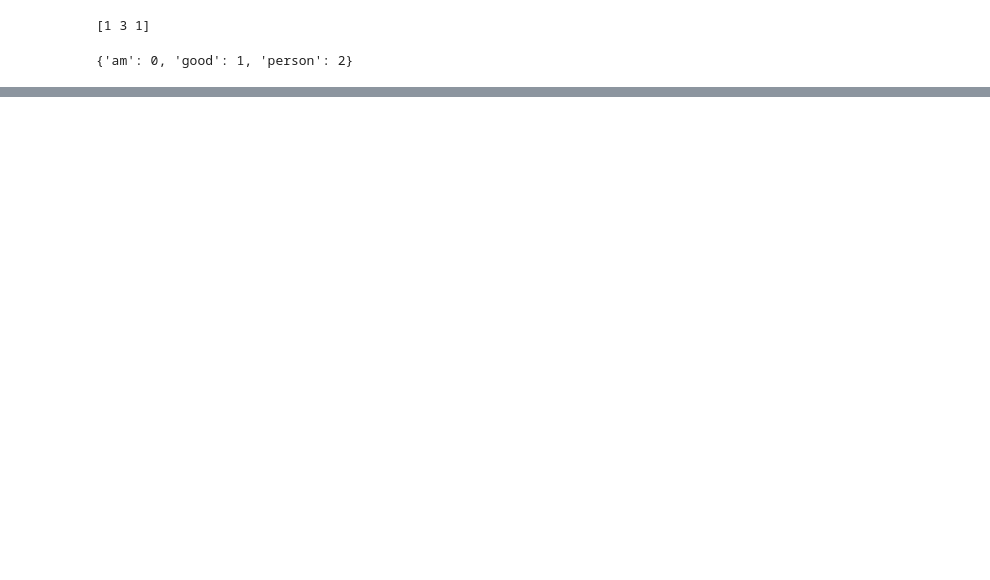
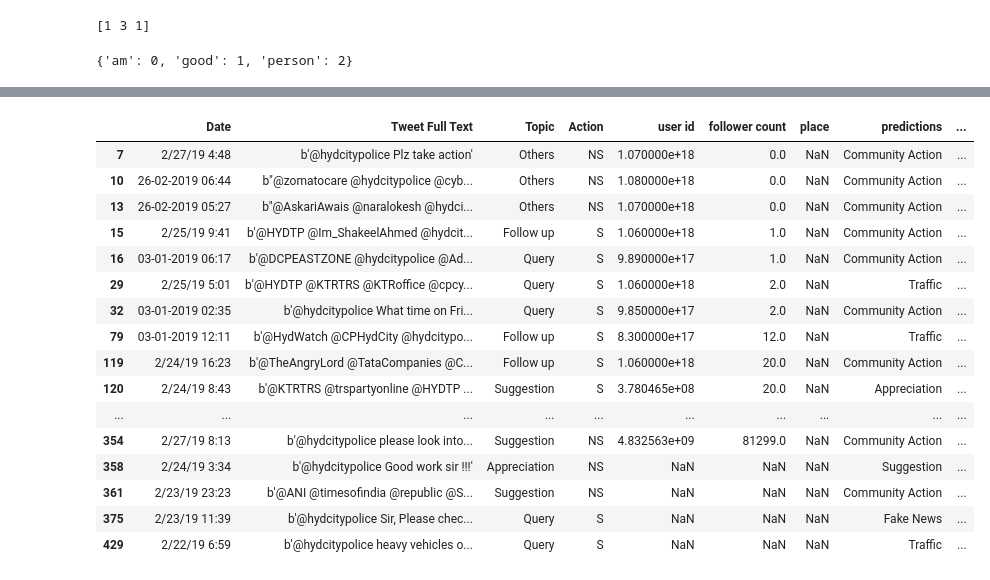
Before and after one commit to ajinkyarawankar/Classification-of-Actionable-Tweets, a Jupyter notebook: topic_modeling.ipynb, the cells around one changed output, grey strips where cells are left out. Saved outputs shown, nothing was run; the diff lists cells and outputs as text; code cells hidden in the pictures; blank space fills up the shorter version.

Commit message:
topic modeling correction

```diff
--- a/topic_modeling.ipynb
+++ b/topic_modeling.ipynb
@@ -204,0 +181,20 @@ df
+# %%
+df[df['classification_correct']==False]
+# %% [output]
+|  | Date | Tweet Full Text | Topic | Action | user id | follower count | place | predictions | ... |
+| 7 | 2/27/19 4:48 | b'@hydcitypolice Plz take action' | Others | NS | 1.070000e+18 | 0.0 | NaN | Community Action | ... |
+| 10 | 26-02-2019 06:44 | b"@zomatocare @hydcitypolice @cyb... | Others | NS | 1.080000e+18 | 0.0 | NaN | Community Action | ... |
+| 13 | 26-02-2019 05:27 | b"@AskariAwais @naralokesh @hydci... | Others | NS | 1.070000e+18 | 0.0 | NaN | Community Action | ... |
+| 15 | 2/25/19 9:41 | b'@HYDTP @Im_ShakeelAhmed @hydcit... | Follow up | S | 1.060000e+18 | 1.0 | NaN | Community Action | ... |
+| 16 | 03-01-2019 06:17 | b'@DCPEASTZONE @hydcitypolice @Ad... | Query | S | 9.890000e+17 | 1.0 | NaN | Community Action | ... |
+| 29 | 2/25/19 5:01 | b'@HYDTP @KTRTRS @KTRoffice @cpcy... | Query | S | 1.060000e+18 | 2.0 | NaN | Traffic | ... |
+| 32 | 03-01-2019 02:35 | b'@hydcitypolice What time on Fri... | Query | S | 9.850000e+17 | 2.0 | NaN | Community Action | ... |
+| 79 | 03-01-2019 12:11 | b'@HydWatch @CPHydCity @hydcitypo... | Follow up | S | 8.300000e+17 | 12.0 | NaN | Traffic | ... |
+| 119 | 2/24/19 16:23 | b'@TheAngryLord @TataCompanies @C... | Follow up | S | 1.060000e+18 | 20.0 | NaN | Community Action | ... |
+| 120 | 2/24/19 8:43 | b'@KTRTRS @trspartyonline @HYDTP ... | Suggestion | S | 3.780465e+08 | 20.0 | NaN | Appreciation | ... |
+| ... | ... | ... | ... | ... | ... | ... | ... | ... | ... |
+| 354 | 2/27/19 8:13 | b'@hydcitypolice please look into... | Suggestion | NS | 4.832563e+09 | 81299.0 | NaN | Community Action | ... |
+| 358 | 2/24/19 3:34 | b'@hydcitypolice Good work sir !!!' | Appreciation | NS | NaN | NaN | NaN | Suggestion | ... |
+| 361 | 2/23/19 23:23 | b'@ANI @timesofindia @republic @S... | Suggestion | NS | NaN | NaN | NaN | Community Action | ... |
+| 375 | 2/23/19 11:39 | b'@hydcitypolice Sir, Please chec... | Query | S | NaN | NaN | NaN | Fake News | ... |
+| 429 | 2/22/19 6:59 | b'@hydcitypolice heavy vehicles o... | Query | S | NaN | NaN | NaN | Traffic | ... |
```
Also changed, not shown: parts of 10 cells of this notebook, 1 other file.
